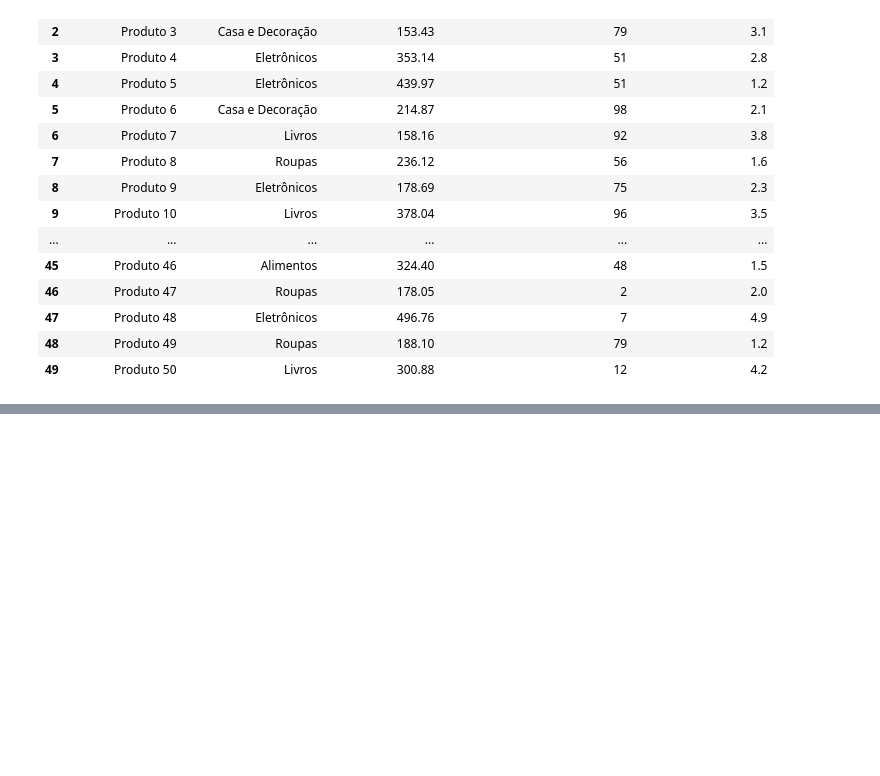
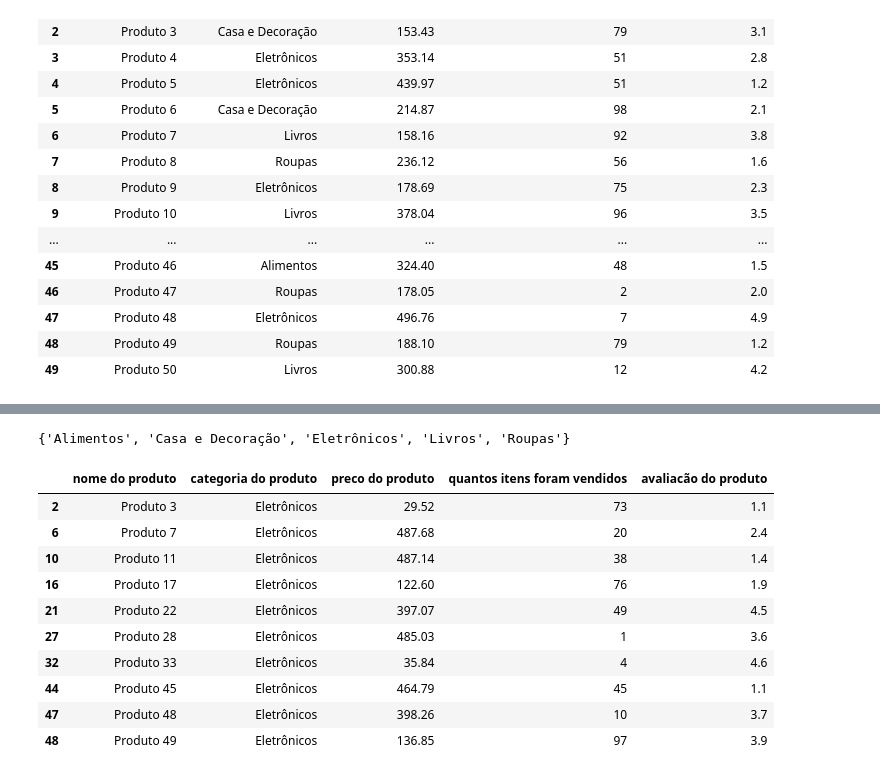
Before and after one commit to Aiyato/testes-colab, a Jupyter notebook: Aula02_completa.ipynb, the cells around one changed output, grey strips where cells are left out. Saved outputs shown, nothing was run; the diff lists cells and outputs as text; code cells hidden in the pictures; blank space fills up the shorter version.

```diff
--- a/Aula02_completa.ipynb
+++ b/Aula02_completa.ipynb
@@ -616 +613,19 @@ array(['Livros', 'Casa e Decoração', 'Eletrônicos', 'Roupas', 'Alimentos'],
       dtype=object)
+# %%
+set(df_produtos["categoria do produto"])
+# %% [output]
+{'Alimentos', 'Casa e Decoração', 'Eletrônicos', 'Livros', 'Roupas'}
+# %%
+df_produtos [df_produtos["categoria do produto"] == "Eletrônicos"]
+# %% [output]
+|  | nome do produto | categoria do produto | preco do produto | quantos itens foram vendidos | avaliacão do produto |
+| 2 | Produto 3 | Eletrônicos | 29.52 | 73 | 1.1 |
+| 6 | Produto 7 | Eletrônicos | 487.68 | 20 | 2.4 |
+| 10 | Produto 11 | Eletrônicos | 487.14 | 38 | 1.4 |
+| 16 | Produto 17 | Eletrônicos | 122.60 | 76 | 1.9 |
+| 21 | Produto 22 | Eletrônicos | 397.07 | 49 | 4.5 |
+| 27 | Produto 28 | Eletrônicos | 485.03 | 1 | 3.6 |
+| 32 | Produto 33 | Eletrônicos | 35.84 | 4 | 4.6 |
+| 44 | Produto 45 | Eletrônicos | 464.79 | 45 | 1.1 |
+| 47 | Produto 48 | Eletrônicos | 398.26 | 10 | 3.7 |
+| 48 | Produto 49 | Eletrônicos | 136.85 | 97 | 3.9 |
```
Also changed, not shown: parts of 19 cells of this notebook.
